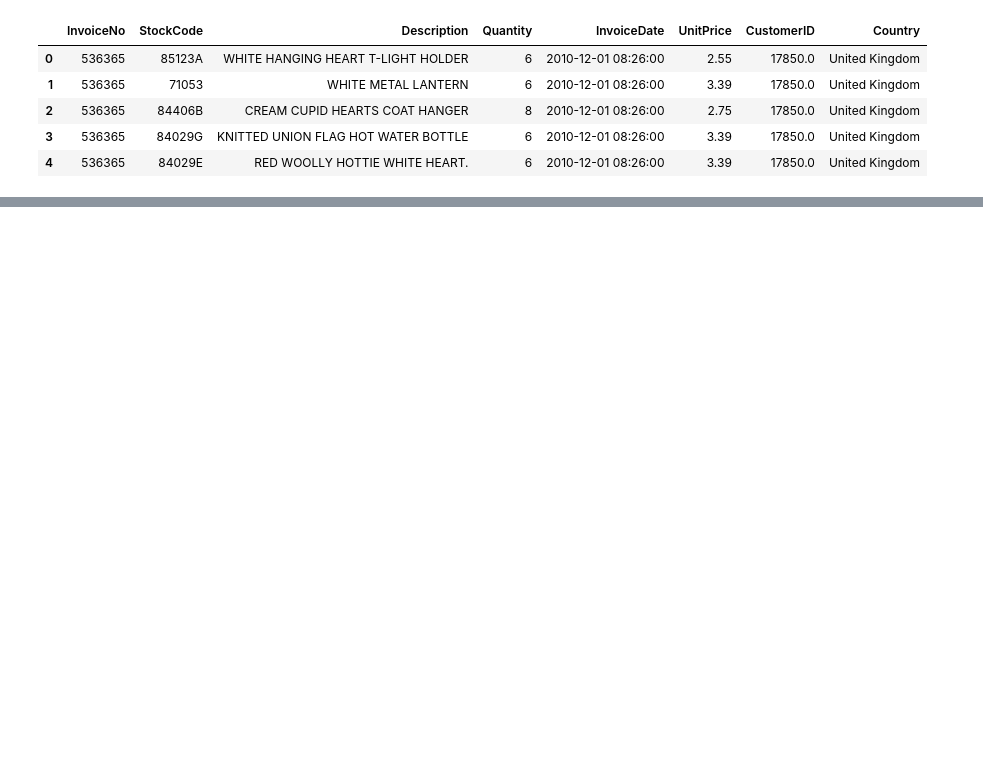
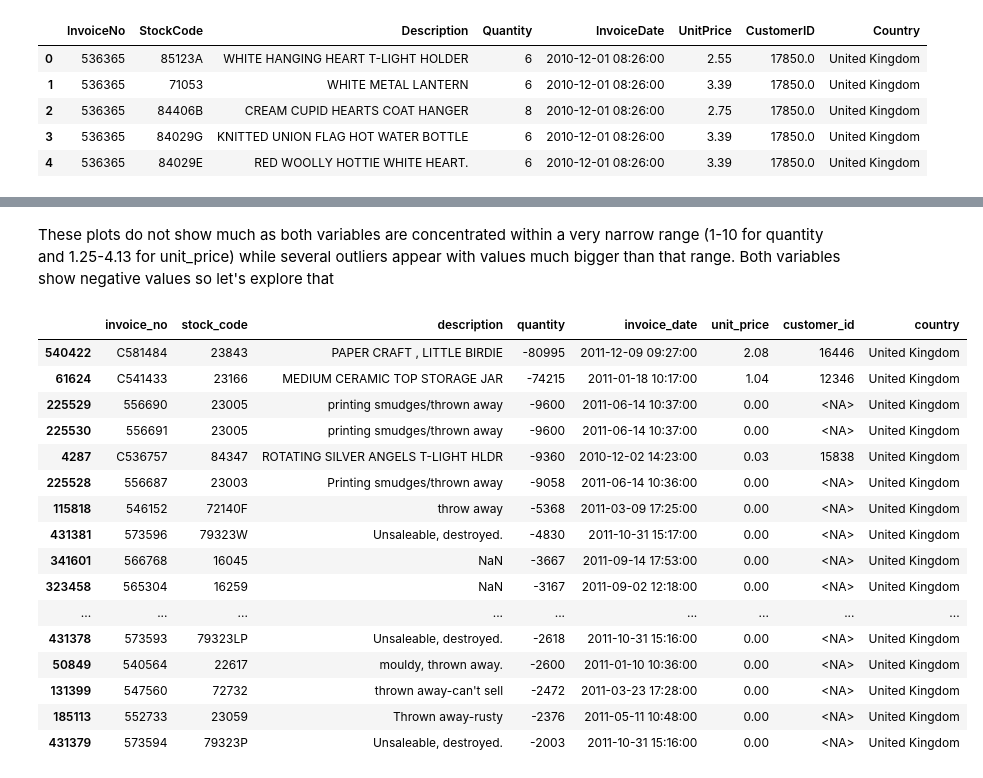
Before and after one commit to zacariasct4/Data_Science_projects, a Jupyter notebook: customer_segmentation/src/main.ipynb, the cells around one changed output, grey strips where cells are left out. Drawn from its saved outputs; the diff is of its cells as text; code cells hidden in the pictures; blank space fills up the shorter version.

```diff
--- a/customer_segmentation/src/main.ipynb
+++ b/customer_segmentation/src/main.ipynb
@@ -29,0 +195,22 @@ df.head()
+# %% [markdown]
+These plots do not show much as both variables are concentrated within a very narrow range (1-10 for quantity and 1.25-4.13 for unit_price) while several outliers appear with values much bigger than that range. Both variables show negative values so let's explore that
+# %%
+df[df['quantity'] < 0].sort_values(by='quantity', ascending=True).head(20)
+# %% [output]
+|  | invoice_no | stock_code | description | quantity | invoice_date | unit_price | customer_id | country |
+| 540422 | C581484 | 23843 | PAPER CRAFT , LITTLE BIRDIE | -80995 | 2011-12-09 09:27:00 | 2.08 | 16446 | United Kingdom |
+| 61624 | C541433 | 23166 | MEDIUM CERAMIC TOP STORAGE JAR | -74215 | 2011-01-18 10:17:00 | 1.04 | 12346 | United Kingdom |
+| 225529 | 556690 | 23005 | printing smudges/thrown away | -9600 | 2011-06-14 10:37:00 | 0.00 | <NA> | United Kingdom |
+| 225530 | 556691 | 23005 | printing smudges/thrown away | -9600 | 2011-06-14 10:37:00 | 0.00 | <NA> | United Kingdom |
+| 4287 | C536757 | 84347 | ROTATING SILVER ANGELS T-LIGHT HLDR | -9360 | 2010-12-02 14:23:00 | 0.03 | 15838 | United Kingdom |
+| 225528 | 556687 | 23003 | Printing smudges/thrown away | -9058 | 2011-06-14 10:36:00 | 0.00 | <NA> | United Kingdom |
+| 115818 | 546152 | 72140F | throw away | -5368 | 2011-03-09 17:25:00 | 0.00 | <NA> | United Kingdom |
+| 431381 | 573596 | 79323W | Unsaleable, destroyed. | -4830 | 2011-10-31 15:17:00 | 0.00 | <NA> | United Kingdom |
+| 341601 | 566768 | 16045 | NaN | -3667 | 2011-09-14 17:53:00 | 0.00 | <NA> | United Kingdom |
+| 323458 | 565304 | 16259 | NaN | -3167 | 2011-09-02 12:18:00 | 0.00 | <NA> | United Kingdom |
+| ... | ... | ... | ... | ... | ... | ... | ... | ... |
+| 431378 | 573593 | 79323LP | Unsaleable, destroyed. | -2618 | 2011-10-31 15:16:00 | 0.00 | <NA> | United Kingdom |
+| 50849 | 540564 | 22617 | mouldy, thrown away. | -2600 | 2011-01-10 10:36:00 | 0.00 | <NA> | United Kingdom |
+| 131399 | 547560 | 72732 | thrown away-can't sell | -2472 | 2011-03-23 17:28:00 | 0.00 | <NA> | United Kingdom |
+| 185113 | 552733 | 23059 | Thrown away-rusty | -2376 | 2011-05-11 10:48:00 | 0.00 | <NA> | United Kingdom |
+| 431379 | 573594 | 79323P | Unsaleable, destroyed. | -2003 | 2011-10-31 15:16:00 | 0.00 | <NA> | United Kingdom |
```
Also changed, not shown: parts of 69 cells of this notebook, 1 other file.
